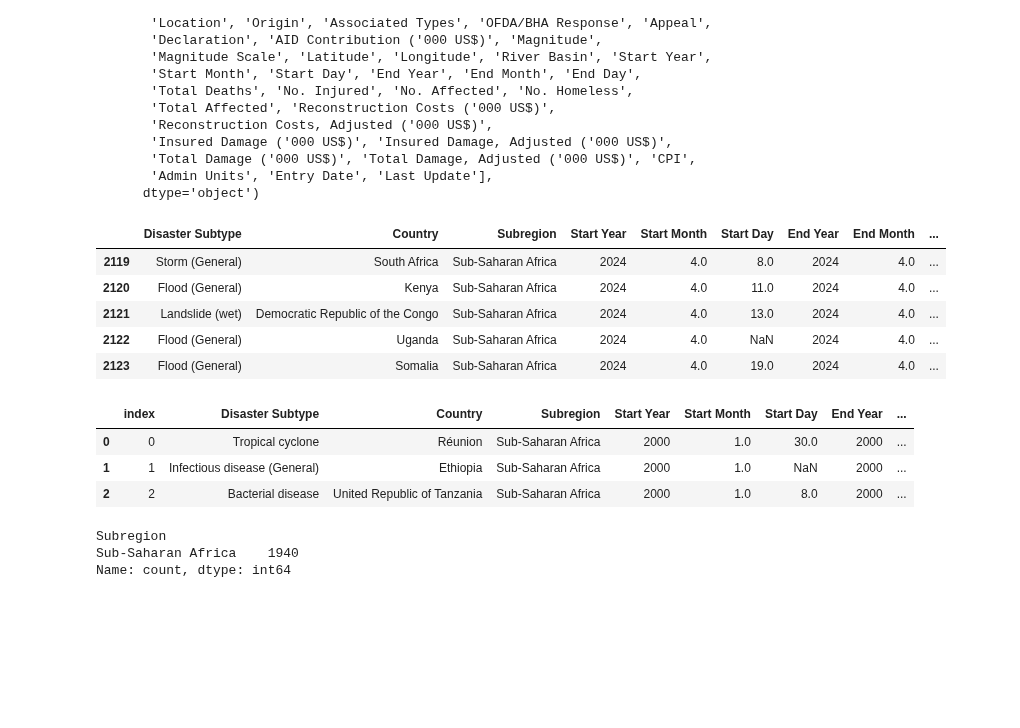
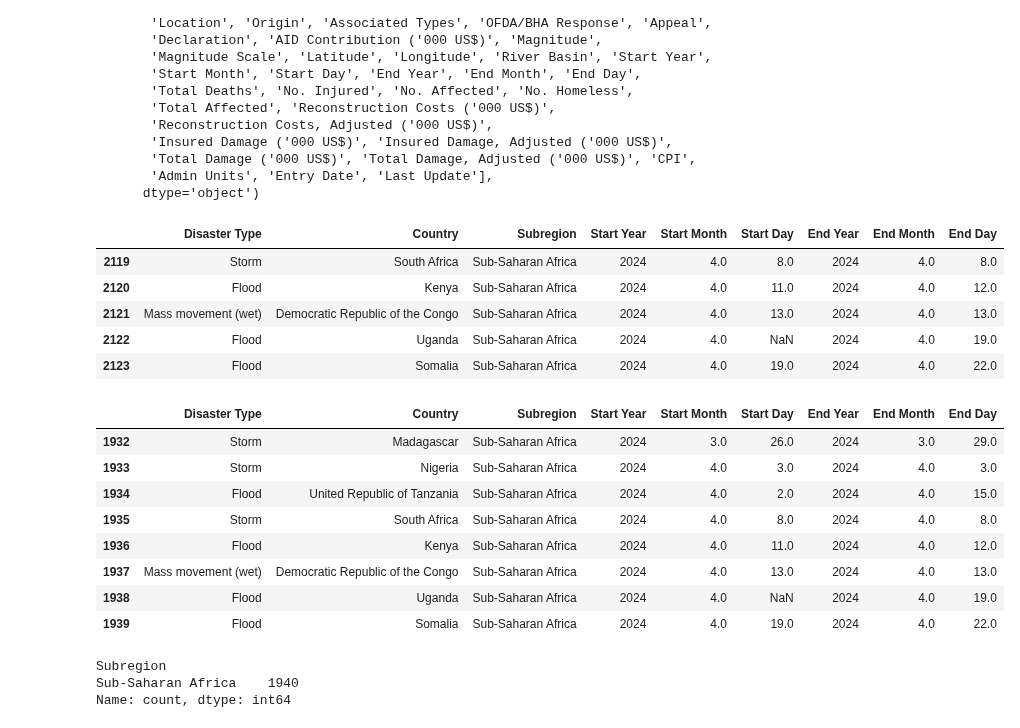
Before and after one commit to 0xpix/CERI-Project, a Jupyter notebook: notebooks/EDA.ipynb, the cells around one changed output. Drawn from its saved outputs; the diff is of its cells as text; code cells hidden in the pictures; blank space fills up the shorter version.

Commit message:
Visualizing some Data

```diff
--- a/notebooks/EDA.ipynb
+++ b/notebooks/EDA.ipynb
@@ -121,7 +121,7 @@ Index(['DisNo.', 'Historic', 'Classification Key', 'Disaster Group',
       dtype='object')
 # %%
 # Array of the relevent columns
-columns = ['Disaster Subtype', 'Country', 'Subregion',
+columns = ['Disaster Type', 'Country', 'Subregion',
            'Start Year', 'Start Month', 'Start Day',
            'End Year', 'End Month', 'End Day']
 
@@ -129,21 +129,26 @@ columns = ['Disaster Subtype', 'Country', 'Subregion',
 climate_data_with_selected_columns = Climate_raw_data[columns]
 climate_data_with_selected_columns.tail()
 # %% [output]
-|  | Disaster Subtype | Country | Subregion | Start Year | Start Month | Start Day | End Year | End Month | ... |
-| 2119 | Storm (General) | South Africa | Sub-Saharan Africa | 2024 | 4.0 | 8.0 | 2024 | 4.0 | ... |
-| 2120 | Flood (General) | Kenya | Sub-Saharan Africa | 2024 | 4.0 | 11.0 | 2024 | 4.0 | ... |
-| 2121 | Landslide (wet) | Democratic Republic of the Congo | Sub-Saharan Africa | 2024 | 4.0 | 13.0 | 2024 | 4.0 | ... |
-| 2122 | Flood (General) | Uganda | Sub-Saharan Africa | 2024 | 4.0 | NaN | 2024 | 4.0 | ... |
-| 2123 | Flood (General) | Somalia | Sub-Saharan Africa | 2024 | 4.0 | 19.0 | 2024 | 4.0 | ... |
+|  | Disaster Type | Country | Subregion | Start Year | Start Month | Start Day | End Year | End Month | End Day |
+| 2119 | Storm | South Africa | Sub-Saharan Africa | 2024 | 4.0 | 8.0 | 2024 | 4.0 | 8.0 |
+| 2120 | Flood | Kenya | Sub-Saharan Africa | 2024 | 4.0 | 11.0 | 2024 | 4.0 | 12.0 |
+| 2121 | Mass movement (wet) | Democratic Republic of the Congo | Sub-Saharan Africa | 2024 | 4.0 | 13.0 | 2024 | 4.0 | 13.0 |
+| 2122 | Flood | Uganda | Sub-Saharan Africa | 2024 | 4.0 | NaN | 2024 | 4.0 | 19.0 |
+| 2123 | Flood | Somalia | Sub-Saharan Africa | 2024 | 4.0 | 19.0 | 2024 | 4.0 | 22.0 |
 # %%
 # Create the data with Sub-Saharan countries only
-sub_saharan_climate_data = climate_data_with_selected_columns[climate_data_with_selected_columns['Subregion'] == 'Sub-Saharan Africa'].reset_index()
-sub_saharan_climate_data.head(3)
+sub_saharan_climate_data = climate_data_with_selected_columns[climate_data_with_selected_columns['Subregion'] == 'Sub-Saharan Africa'].reset_index(drop=True)
+sub_saharan_climate_data.tail(8)
 # %% [output]
-|  | index | Disaster Subtype | Country | Subregion | Start Year | Start Month | Start Day | End Year | ... |
-| 0 | 0 | Tropical cyclone | Réunion | Sub-Saharan Africa | 2000 | 1.0 | 30.0 | 2000 | ... |
-| 1 | 1 | Infectious disease (General) | Ethiopia | Sub-Saharan Africa | 2000 | 1.0 | NaN | 2000 | ... |
-| 2 | 2 | Bacterial disease | United Republic of Tanzania | Sub-Saharan Africa | 2000 | 1.0 | 8.0 | 2000 | ... |
+|  | Disaster Type | Country | Subregion | Start Year | Start Month | Start Day | End Year | End Month | End Day |
+| 1932 | Storm | Madagascar | Sub-Saharan Africa | 2024 | 3.0 | 26.0 | 2024 | 3.0 | 29.0 |
+| 1933 | Storm | Nigeria | Sub-Saharan Africa | 2024 | 4.0 | 3.0 | 2024 | 4.0 | 3.0 |
+| 1934 | Flood | United Republic of Tanzania | Sub-Saharan Africa | 2024 | 4.0 | 2.0 | 2024 | 4.0 | 15.0 |
+| 1935 | Storm | South Africa | Sub-Saharan Africa | 2024 | 4.0 | 8.0 | 2024 | 4.0 | 8.0 |
+| 1936 | Flood | Kenya | Sub-Saharan Africa | 2024 | 4.0 | 11.0 | 2024 | 4.0 | 12.0 |
+| 1937 | Mass movement (wet) | Democratic Republic of the Congo | Sub-Saharan Africa | 2024 | 4.0 | 13.0 | 2024 | 4.0 | 13.0 |
+| 1938 | Flood | Uganda | Sub-Saharan Africa | 2024 | 4.0 | NaN | 2024 | 4.0 | 19.0 |
+| 1939 | Flood | Somalia | Sub-Saharan Africa | 2024 | 4.0 | 19.0 | 2024 | 4.0 | 22.0 |
 # %%
 sub_saharan_climate_data['Subregion'].value_counts()
 # %% [output]
```
Also changed, not shown: parts of 5 cells of this notebook.
